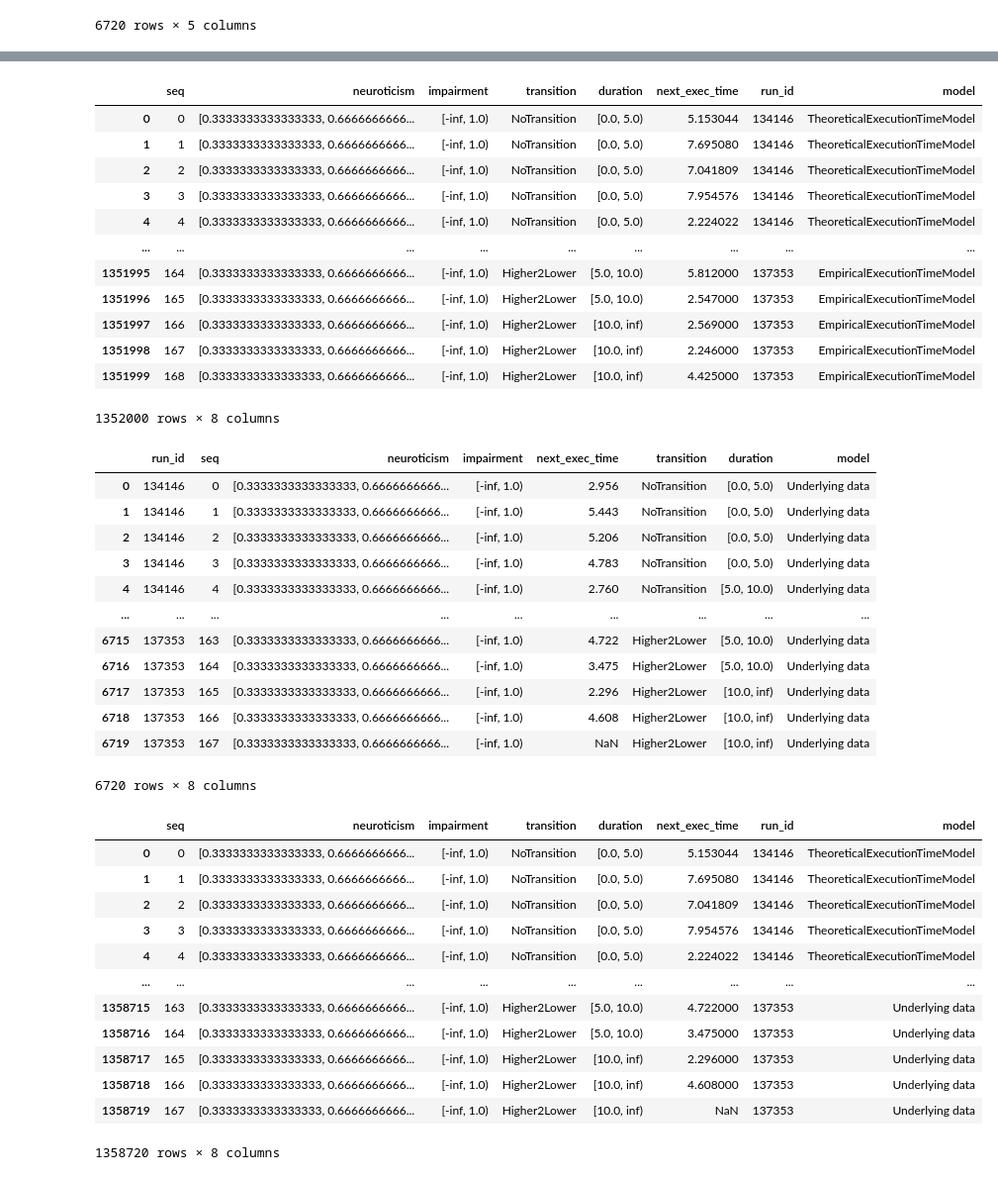
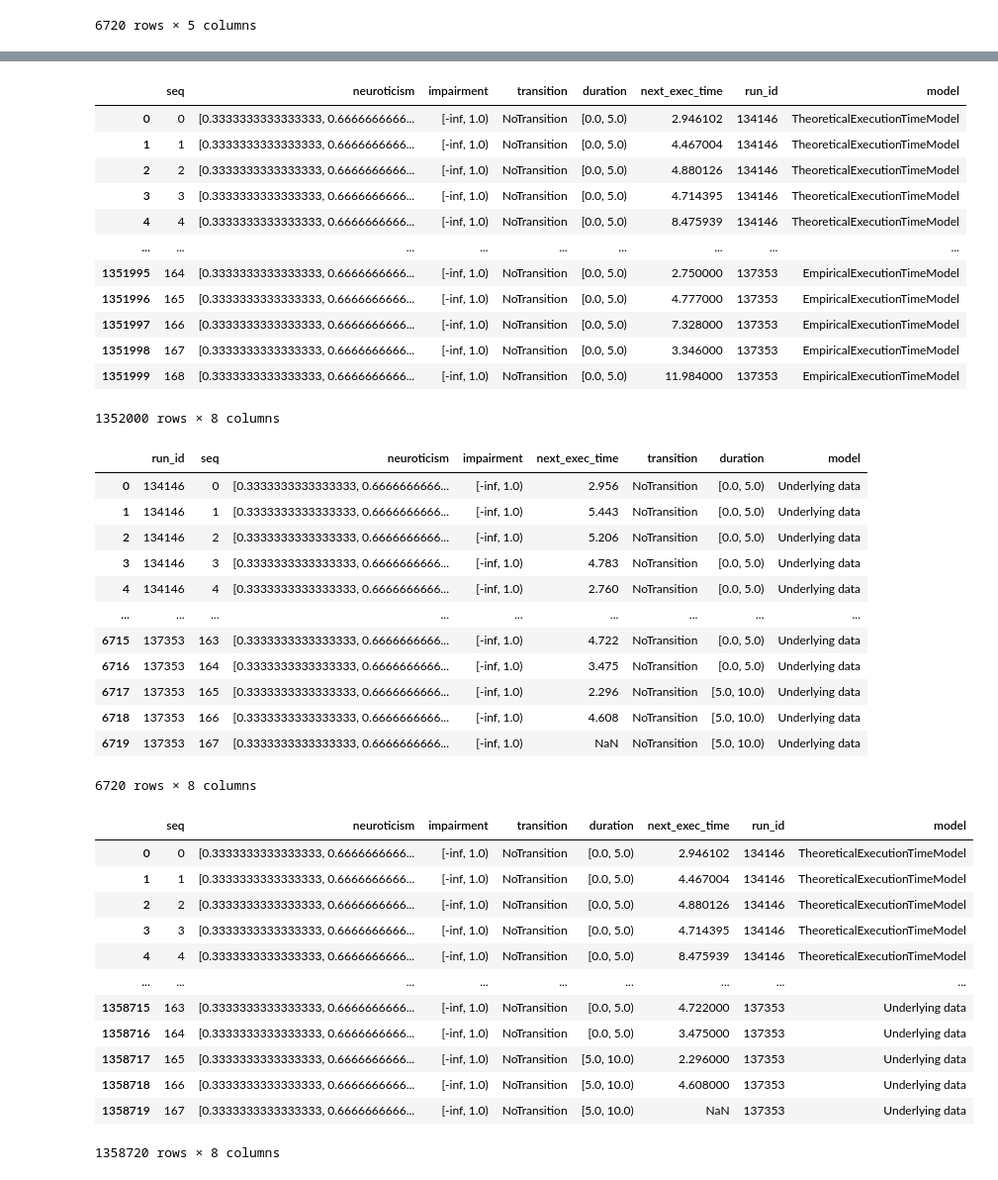
Before and after one commit to vnmo/EdgeDroid2, a Jupyter notebook: analysis/models.ipynb, the cells around one changed output, grey strips where cells are left out. Shown at 99% size. Saved outputs shown, nothing was run; the diff lists cells and outputs as text; code cells hidden in the pictures.

```diff
--- a/analysis/models.ipynb
+++ b/analysis/models.ipynb
@@ -14,8 +14,9 @@ import edgedroid.util as util
 from edgedroid.execution_times import *
 from mpl_toolkits import mplot3d
 
+fade_distance = 4
 raw_data_params = e_data.load_default_exec_time_data()
-data = preprocess_data(*raw_data_params)
+data = preprocess_data(*raw_data_params, transition_fade_distance=fade_distance)
 raw_data, *_ = raw_data_params
 data
 # %% [output]
@@ -68,12 +87,13 @@ with mp.Pool() as pool:
             # model = model_cls(data=data, neuroticism=neuro)
             for j, trace in enumerate(
                 pool.imap(
-                    lambda t: util.gen_model_trace(delays=t[0], model=t[1](data=t[2], neuroticism=t[3])),
+                    lambda t: util.gen_model_trace(delays=t[0], model=t[1](data=t[2], neuroticism=t[3], transition_fade_distance=t[4])),
                     zip(
                         itertools.repeat(raw_delays, num_traces),
                         itertools.repeat(model_cls),
                         itertools.repeat(data),
-                        itertools.repeat(neuro)
+                        itertools.repeat(neuro),
+                        itertools.repeat(fade_distance)
                     )
                 )
             ):
@@ -116,17 +136,17 @@ df1 = results.drop(columns=[col for col in results.columns
 df1
 # %% [output]
 |  | seq | neuroticism | impairment | transition | duration | next_exec_time | run_id | model |
-| 0 | 0 | [0.3333333333333333, 0.6666666666... | [-inf, 1.0) | NoTransition | [0.0, 5.0) | 5.153044 | 134146 | TheoreticalExecutionTimeModel |
-| 1 | 1 | [0.3333333333333333, 0.6666666666... | [-inf, 1.0) | NoTransition | [0.0, 5.0) | 7.695080 | 134146 | TheoreticalExecutionTimeModel |
-| 2 | 2 | [0.3333333333333333, 0.6666666666... | [-inf, 1.0) | NoTransition | [0.0, 5.0) | 7.041809 | 134146 | TheoreticalExecutionTimeModel |
-| 3 | 3 | [0.3333333333333333, 0.6666666666... | [-inf, 1.0) | NoTransition | [0.0, 5.0) | 7.954576 | 134146 | TheoreticalExecutionTimeModel |
-| 4 | 4 | [0.3333333333333333, 0.6666666666... | [-inf, 1.0) | NoTransition | [0.0, 5.0) | 2.224022 | 134146 | TheoreticalExecutionTimeModel |
+| 0 | 0 | [0.3333333333333333, 0.6666666666... | [-inf, 1.0) | NoTransition | [0.0, 5.0) | 2.946102 | 134146 | TheoreticalExecutionTimeModel |
+| 1 | 1 | [0.3333333333333333, 0.6666666666... | [-inf, 1.0) | NoTransition | [0.0, 5.0) | 4.467004 | 134146 | TheoreticalExecutionTimeModel |
+| 2 | 2 | [0.3333333333333333, 0.6666666666... | [-inf, 1.0) | NoTransition | [0.0, 5.0) | 4.880126 | 134146 | TheoreticalExecutionTimeModel |
+| 3 | 3 | [0.3333333333333333, 0.6666666666... | [-inf, 1.0) | NoTransition | [0.0, 5.0) | 4.714395 | 134146 | TheoreticalExecutionTimeModel |
+| 4 | 4 | [0.3333333333333333, 0.6666666666... | [-inf, 1.0) | NoTransition | [0.0, 5.0) | 8.475939 | 134146 | TheoreticalExecutionTimeModel |
 | ... | ... | ... | ... | ... | ... | ... | ... | ... |
-| 1351995 | 164 | [0.3333333333333333, 0.6666666666... | [-inf, 1.0) | Higher2Lower | [5.0, 10.0) | 5.812000 | 137353 | EmpiricalExecutionTimeModel |
-| 1351996 | 165 | [0.3333333333333333, 0.6666666666... | [-inf, 1.0) | Higher2Lower | [5.0, 10.0) | 2.547000 | 137353 | EmpiricalExecutionTimeModel |
-| 1351997 | 166 | [0.3333333333333333, 0.6666666666... | [-inf, 1.0) | Higher2Lower | [10.0, inf) | 2.569000 | 137353 | EmpiricalExecutionTimeModel |
-| 1351998 | 167 | [0.3333333333333333, 0.6666666666... | [-inf, 1.0) | Higher2Lower | [10.0, inf) | 2.246000 | 137353 | EmpiricalExecutionTimeModel |
-| 1351999 | 168 | [0.3333333333333333, 0.6666666666... | [-inf, 1.0) | Higher2Lower | [10.0, inf) | 4.425000 | 137353 | EmpiricalExecutionTimeModel |
+| 1351995 | 164 | [0.3333333333333333, 0.6666666666... | [-inf, 1.0) | NoTransition | [0.0, 5.0) | 2.750000 | 137353 | EmpiricalExecutionTimeModel |
+| 1351996 | 165 | [0.3333333333333333, 0.6666666666... | [-inf, 1.0) | NoTransition | [0.0, 5.0) | 4.777000 | 137353 | EmpiricalExecutionTimeModel |
+| 1351997 | 166 | [0.3333333333333333, 0.6666666666... | [-inf, 1.0) | NoTransition | [0.0, 5.0) | 7.328000 | 137353 | EmpiricalExecutionTimeModel |
+| 1351998 | 167 | [0.3333333333333333, 0.6666666666... | [-inf, 1.0) | NoTransition | [0.0, 5.0) | 3.346000 | 137353 | EmpiricalExecutionTimeModel |
+| 1351999 | 168 | [0.3333333333333333, 0.6666666666... | [-inf, 1.0) | NoTransition | [0.0, 5.0) | 11.984000 | 137353 | EmpiricalExecutionTimeModel |
 1352000 rows × 8 columns
 # %%
 df2 = data.copy()
@@ -140,29 +160,29 @@ df2
 | 1 | 134146 | 1 | [0.3333333333333333, 0.6666666666... | [-inf, 1.0) | 5.443 | NoTransition | [0.0, 5.0) | Underlying data |
 | 2 | 134146 | 2 | [0.3333333333333333, 0.6666666666... | [-inf, 1.0) | 5.206 | NoTransition | [0.0, 5.0) | Underlying data |
 | 3 | 134146 | 3 | [0.3333333333333333, 0.6666666666... | [-inf, 1.0) | 4.783 | NoTransition | [0.0, 5.0) | Underlying data |
-| 4 | 134146 | 4 | [0.3333333333333333, 0.6666666666... | [-inf, 1.0) | 2.760 | NoTransition | [5.0, 10.0) | Underlying data |
+| 4 | 134146 | 4 | [0.3333333333333333, 0.6666666666... | [-inf, 1.0) | 2.760 | NoTransition | [0.0, 5.0) | Underlying data |
 | ... | ... | ... | ... | ... | ... | ... | ... | ... |
-| 6715 | 137353 | 163 | [0.3333333333333333, 0.6666666666... | [-inf, 1.0) | 4.722 | Higher2Lower | [5.0, 10.0) | Underlying data |
-| 6716 | 137353 | 164 | [0.3333333333333333, 0.6666666666... | [-inf, 1.0) | 3.475 | Higher2Lower | [5.0, 10.0) | Underlying data |
-| 6717 | 137353 | 165 | [0.3333333333333333, 0.6666666666... | [-inf, 1.0) | 2.296 | Higher2Lower | [10.0, inf) | Underlying data |
-| 6718 | 137353 | 166 | [0.3333333333333333, 0.6666666666... | [-inf, 1.0) | 4.608 | Higher2Lower | [10.0, inf) | Underlying data |
-| 6719 | 137353 | 167 | [0.3333333333333333, 0.6666666666... | [-inf, 1.0) | NaN | Higher2Lower | [10.0, inf) | Underlying data |
+| 6715 | 137353 | 163 | [0.3333333333333333, 0.6666666666... | [-inf, 1.0) | 4.722 | NoTransition | [0.0, 5.0) | Underlying data |
+| 6716 | 137353 | 164 | [0.3333333333333333, 0.6666666666... | [-inf, 1.0) | 3.475 | NoTransition | [0.0, 5.0) | Underlying data |
+| 6717 | 137353 | 165 | [0.3333333333333333, 0.6666666666... | [-inf, 1.0) | 2.296 | NoTransition | [5.0, 10.0) | Underlying data |
+| 6718 | 137353 | 166 | [0.3333333333333333, 0.6666666666... | [-inf, 1.0) | 4.608 | NoTransition | [5.0, 10.0) | Underlying data |
+| 6719 | 137353 | 167 | [0.3333333333333333, 0.6666666666... | [-inf, 1.0) | NaN | NoTransition | [5.0, 10.0) | Underlying data |
 6720 rows × 8 columns
 # %%
-df = pd.concat((df1, df2), ignore_index=True)
-df
+exec_times = pd.concat((df1, df2), ignore_index=True)
+exec_times
 # %% [output]
 |  | seq | neuroticism | impairment | transition | duration | next_exec_time | run_id | model |
-| 0 | 0 | [0.3333333333333333, 0.6666666666... | [-inf, 1.0) | NoTransition | [0.0, 5.0) | 5.153044 | 134146 | TheoreticalExecutionTimeModel |
-| 1 | 1 | [0.3333333333333333, 0.6666666666... | [-inf, 1.0) | NoTransition | [0.0, 5.0) | 7.695080 | 134146 | TheoreticalExecutionTimeModel |
-| 2 | 2 | [0.3333333333333333, 0.6666666666... | [-inf, 1.0) | NoTransition | [0.0, 5.0) | 7.041809 | 134146 | TheoreticalExecutionTimeModel |
-| 3 | 3 | [0.3333333333333333, 0.6666666666... | [-inf, 1.0) | NoTransition | [0.0, 5.0) | 7.954576 | 134146 | TheoreticalExecutionTimeModel |
-| 4 | 4 | [0.3333333333333333, 0.6666666666... | [-inf, 1.0) | NoTransition | [0.0, 5.0) | 2.224022 | 134146 | TheoreticalExecutionTimeModel |
+| 0 | 0 | [0.3333333333333333, 0.6666666666... | [-inf, 1.0) | NoTransition | [0.0, 5.0) | 2.946102 | 134146 | TheoreticalExecutionTimeModel |
+| 1 | 1 | [0.3333333333333333, 0.6666666666... | [-inf, 1.0) | NoTransition | [0.0, 5.0) | 4.467004 | 134146 | TheoreticalExecutionTimeModel |
+| 2 | 2 | [0.3333333333333333, 0.6666666666... | [-inf, 1.0) | NoTransition | [0.0, 5.0) | 4.880126 | 134146 | TheoreticalExecutionTimeModel |
+| 3 | 3 | [0.3333333333333333, 0.6666666666... | [-inf, 1.0) | NoTransition | [0.0, 5.0) | 4.714395 | 134146 | TheoreticalExecutionTimeModel |
+| 4 | 4 | [0.3333333333333333, 0.6666666666... | [-inf, 1.0) | NoTransition | [0.0, 5.0) | 8.475939 | 134146 | TheoreticalExecutionTimeModel |
 | ... | ... | ... | ... | ... | ... | ... | ... | ... |
-| 1358715 | 163 | [0.3333333333333333, 0.6666666666... | [-inf, 1.0) | Higher2Lower | [5.0, 10.0) | 4.722000 | 137353 | Underlying data |
-| 1358716 | 164 | [0.3333333333333333, 0.6666666666... | [-inf, 1.0) | Higher2Lower | [5.0, 10.0) | 3.475000 | 137353 | Underlying data |
-| 1358717 | 165 | [0.3333333333333333, 0.6666666666... | [-inf, 1.0) | Higher2Lower | [10.0, inf) | 2.296000 | 137353 | Underlying data |
-| 1358718 | 166 | [0.3333333333333333, 0.6666666666... | [-inf, 1.0) | Higher2Lower | [10.0, inf) | 4.608000 | 137353 | Underlying data |
-| 1358719 | 167 | [0.3333333333333333, 0.6666666666... | [-inf, 1.0) | Higher2Lower | [10.0, inf) | NaN | 137353 | Underlying data |
+| 1358715 | 163 | [0.3333333333333333, 0.6666666666... | [-inf, 1.0) | NoTransition | [0.0, 5.0) | 4.722000 | 137353 | Underlying data |
+| 1358716 | 164 | [0.3333333333333333, 0.6666666666... | [-inf, 1.0) | NoTransition | [0.0, 5.0) | 3.475000 | 137353 | Underlying data |
+| 1358717 | 165 | [0.3333333333333333, 0.6666666666... | [-inf, 1.0) | NoTransition | [5.0, 10.0) | 2.296000 | 137353 | Underlying data |
+| 1358718 | 166 | [0.3333333333333333, 0.6666666666... | [-inf, 1.0) | NoTransition | [5.0, 10.0) | 4.608000 | 137353 | Underlying data |
+| 1358719 | 167 | [0.3333333333333333, 0.6666666666... | [-inf, 1.0) | NoTransition | [5.0, 10.0) | NaN | 137353 | Underlying data |
 1358720 rows × 8 columns
 # %%
```
Also changed, not shown: parts of 11 cells of this notebook.
